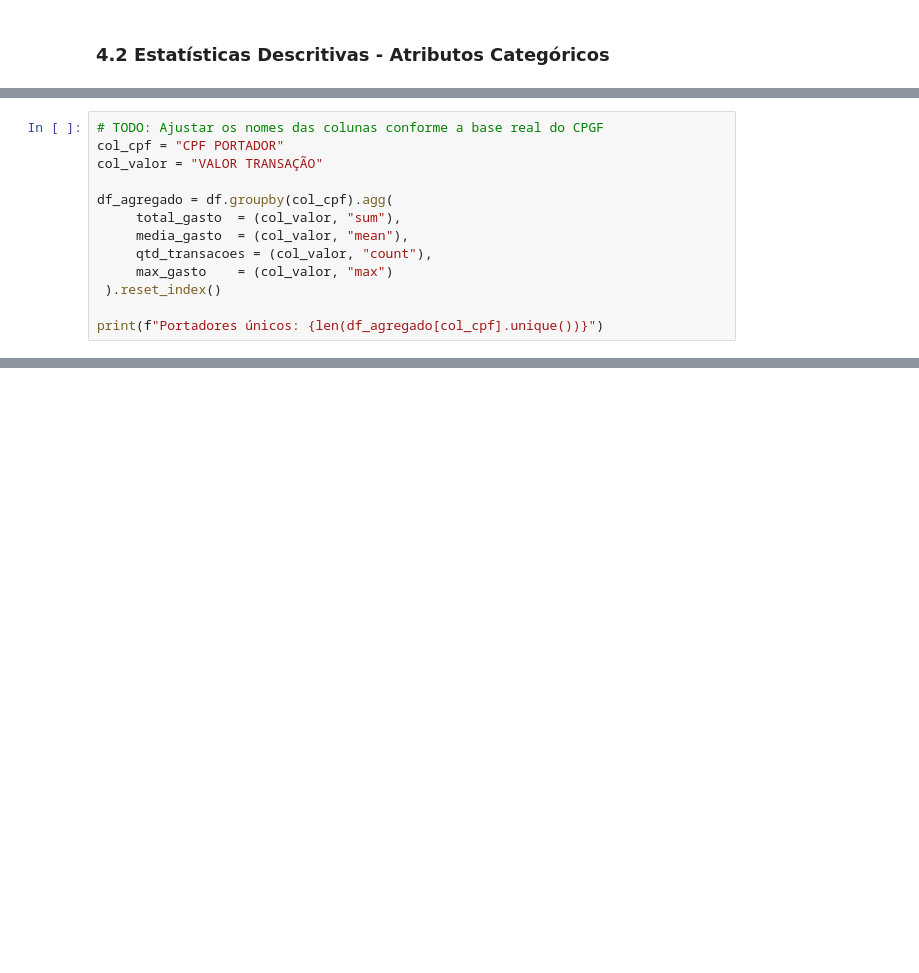
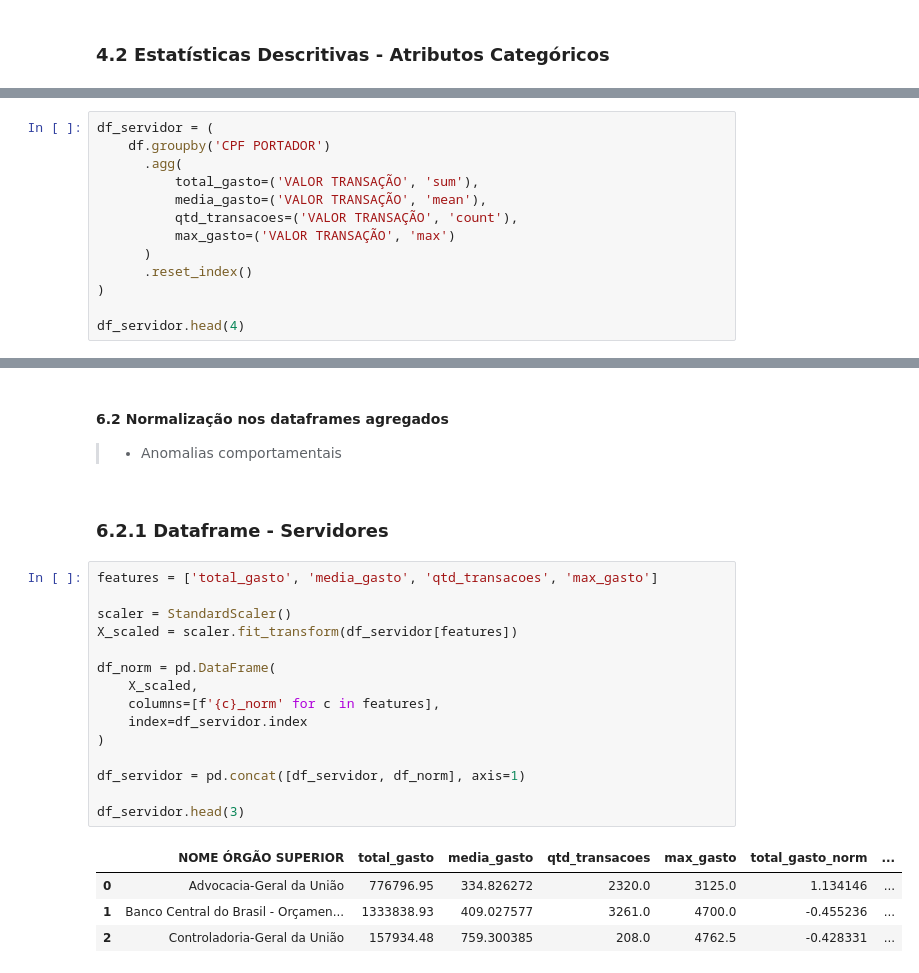
Before and after one commit to bituruna/cpgf-anomaly-detection-md, a Jupyter notebook: src/01_pre_processamento.ipynb, the cells around one changed output, grey strips where cells are left out. Cells and saved outputs as stored; diff of their text form; blank space fills up the shorter version.

```diff
--- a/src/01_pre_processamento.ipynb
+++ b/src/01_pre_processamento.ipynb
@@ -420,14 +425,14 @@ Nesta etapa, criamos um novo dataframe agrupando os dados por CPF do portador do
 # %%
-# TODO: Ajustar os nomes das colunas conforme a base real do CPGF
-col_cpf = "CPF PORTADOR"
-col_valor = "VALOR TRANSAÇÃO"
+df_servidor = (
+    df.groupby('CPF PORTADOR')
+      .agg(
+          total_gasto=('VALOR TRANSAÇÃO', 'sum'),
+          media_gasto=('VALOR TRANSAÇÃO', 'mean'),
+          qtd_transacoes=('VALOR TRANSAÇÃO', 'count'),
+          max_gasto=('VALOR TRANSAÇÃO', 'max')
+      )
+      .reset_index()
+)
 
-df_agregado = df.groupby(col_cpf).agg(
-     total_gasto  = (col_valor, "sum"),
-     media_gasto  = (col_valor, "mean"),
-     qtd_transacoes = (col_valor, "count"),
-     max_gasto    = (col_valor, "max")
- ).reset_index()
-
-print(f"Portadores únicos: {len(df_agregado[col_cpf].unique())}")
+df_servidor.head(4)
 # %% [output]
@@ -514,0 +492,25 @@ memory usage: 50.3 MB
+# %% [markdown]
+#### 6.2 Normalização nos dataframes agregados
+>- Anomalias comportamentais
+# %% [markdown]
+### 6.2.1 Dataframe - Servidores
+# %%
+features = ['total_gasto', 'media_gasto', 'qtd_transacoes', 'max_gasto']
+
+scaler = StandardScaler()
+X_scaled = scaler.fit_transform(df_servidor[features])
+
+df_norm = pd.DataFrame(
+    X_scaled,
+    columns=[f'{c}_norm' for c in features],
+    index=df_servidor.index
+)
+
+df_servidor = pd.concat([df_servidor, df_norm], axis=1)
+
+df_servidor.head(3)
+# %% [output]
+|  | NOME ÓRGÃO SUPERIOR | total_gasto | media_gasto | qtd_transacoes | max_gasto | total_gasto_norm | ... |
+| 0 | Advocacia-Geral da União | 776796.95 | 334.826272 | 2320.0 | 3125.0 | 1.134146 | ... |
+| 1 | Banco Central do Brasil - Orçamen... | 1333838.93 | 409.027577 | 3261.0 | 4700.0 | -0.455236 | ... |
+| 2 | Controladoria-Geral da União | 157934.48 | 759.300385 | 208.0 | 4762.5 | -0.428331 | ... |
```
Also changed, not shown: parts of 50 cells of this notebook.
